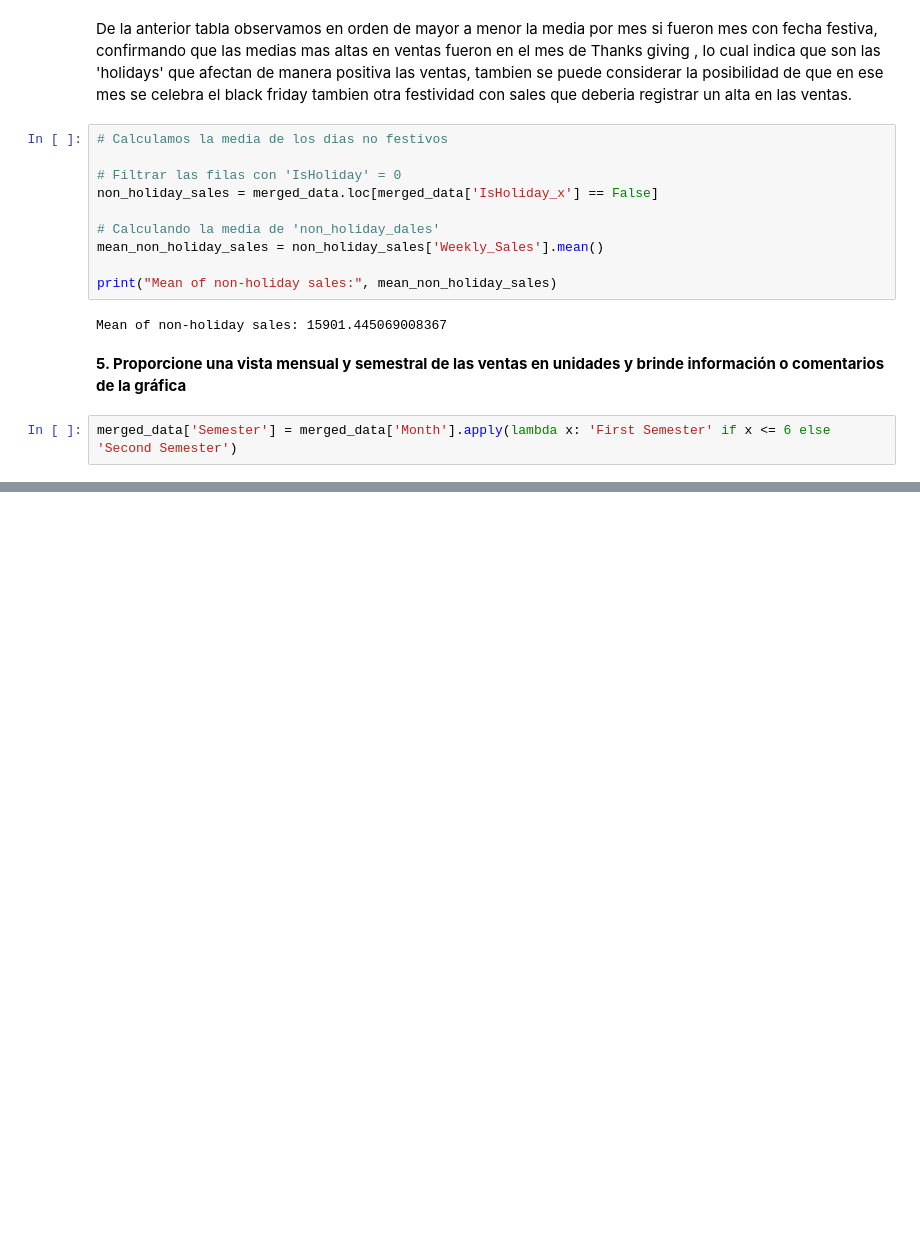
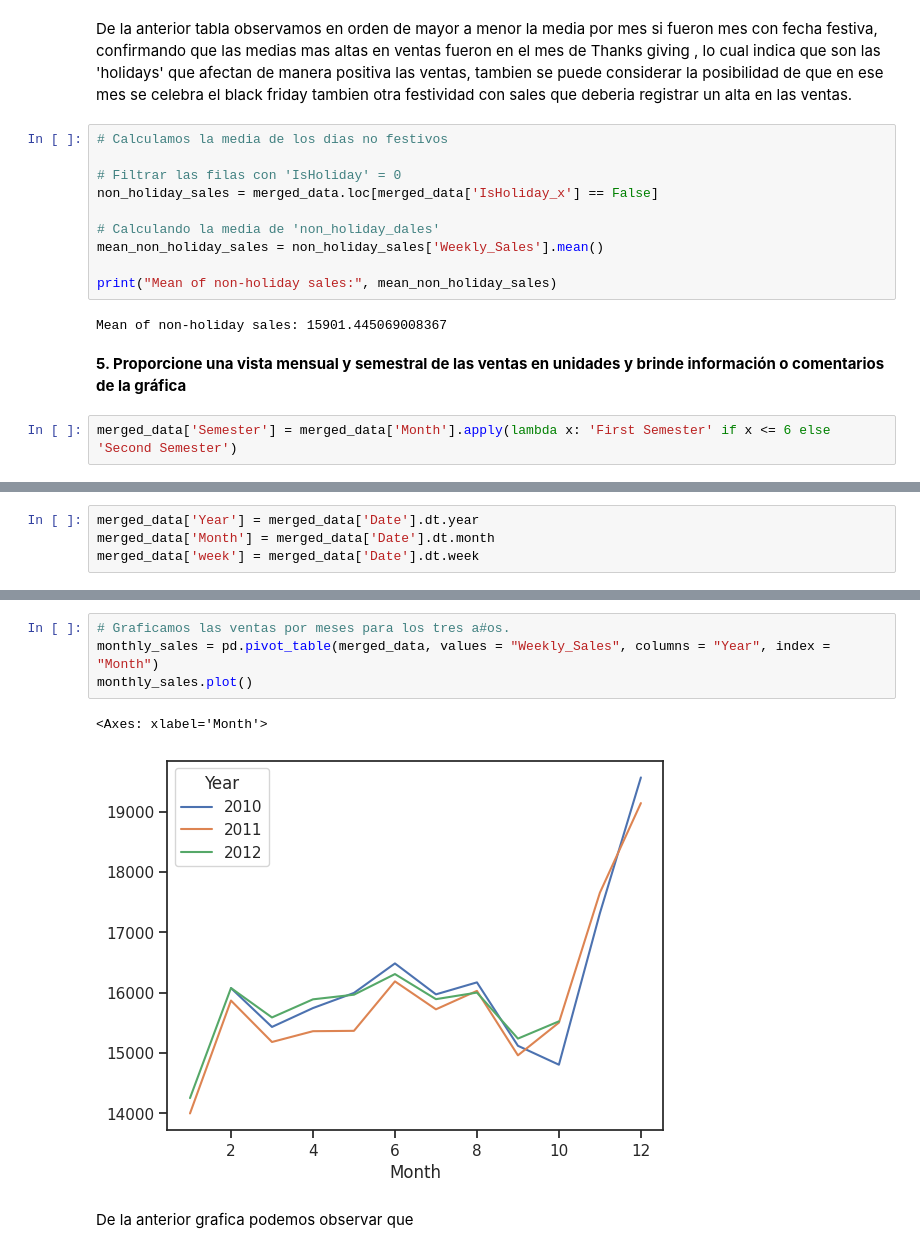
Before and after one commit to gina13mnsr/Walmart_forecasting_G8, a Jupyter notebook: codigo2.ipynb, the cells around one changed output, grey strips where cells are left out. Cells and saved outputs as stored; diff of their text form; blank space fills up the shorter version.

```diff
--- a/codigo2.ipynb
+++ b/codigo2.ipynb
@@ -850,0 +860,4 @@ KeyError: 'Year'
+# %%
+merged_data['Year'] = merged_data['Date'].dt.year
+merged_data['Month'] = merged_data['Date'].dt.month
+merged_data['week'] = merged_data['Date'].dt.week
@@ -850,0 +883,9 @@ KeyError: 'Year'
+# %%
+# Graficamos las ventas por meses para los tres a#os.
+monthly_sales = pd.pivot_table(merged_data, values = "Weekly_Sales", columns = "Year", index = "Month")
+monthly_sales.plot()
+# %% [output]
+<Axes: xlabel='Month'>
+[figure, added]
+# %% [markdown]
+De la anterior grafica podemos observar que
```
Also changed, not shown: parts of 24 cells of this notebook.
